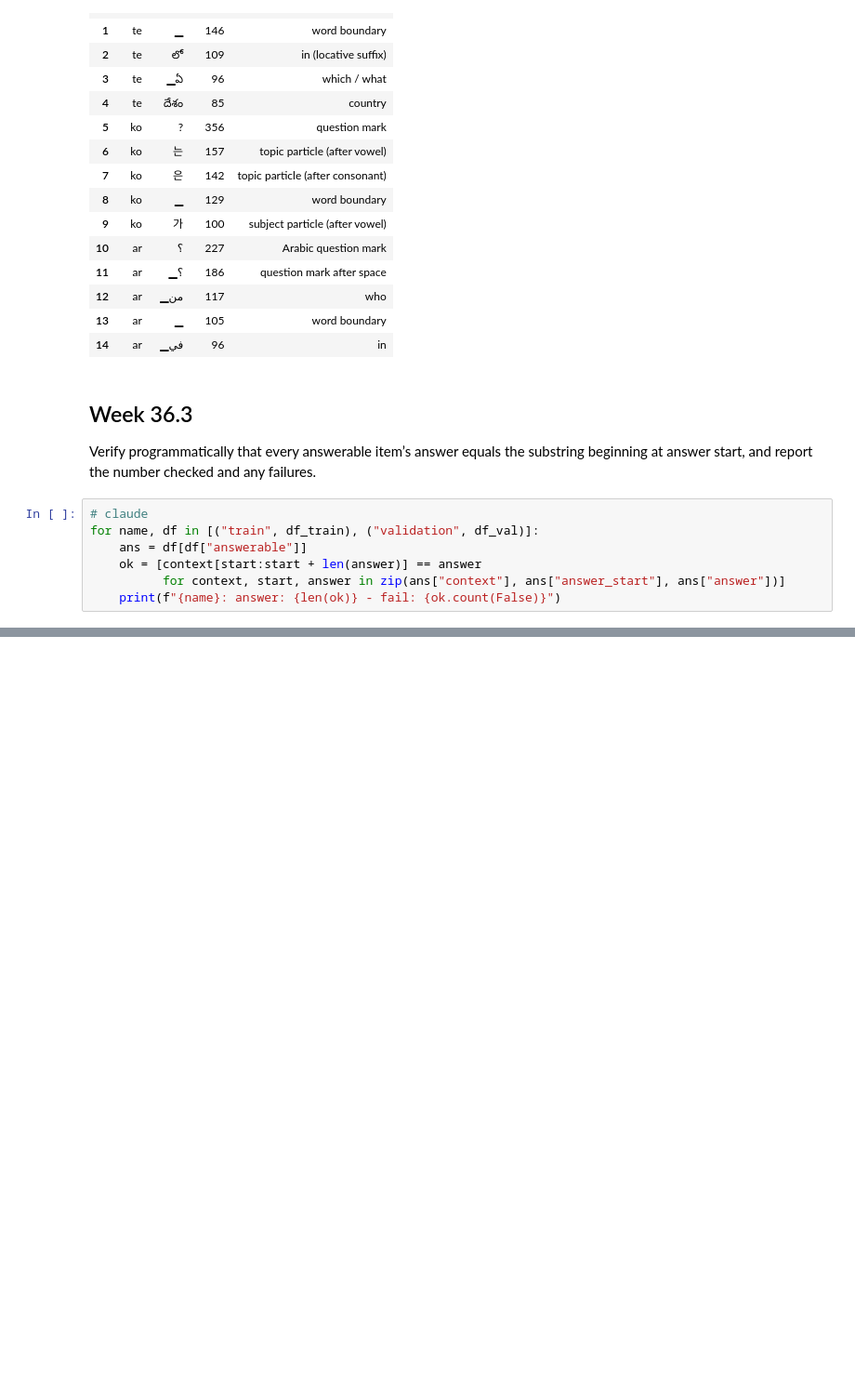
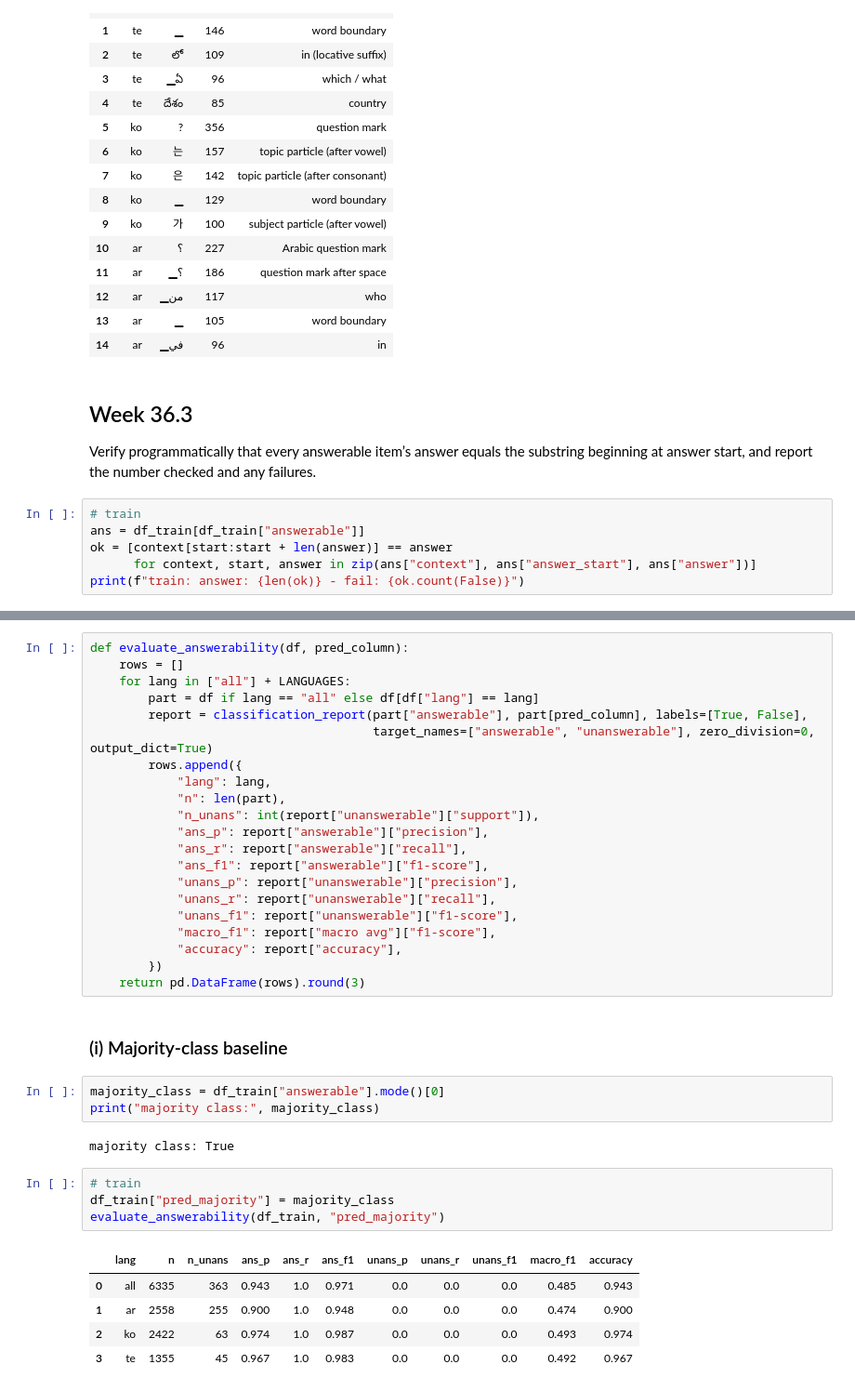
Before and after one commit to Legenden84/msc-nlp-2026, a Jupyter notebook: project_notebooks/nlp_project_w36.ipynb, the cells around one changed output, grey strips where cells are left out. Shown at 93% size. Drawn from its saved outputs; the diff is of its cells as text; blank space fills up the shorter version.

```diff
--- a/project_notebooks/nlp_project_w36.ipynb
+++ b/project_notebooks/nlp_project_w36.ipynb
@@ -368,11 +352,10 @@ display(df_tokens_val)
 ## Week 36.3
 Verify programmatically that every answerable item’s answer equals the substring beginning at answer start, and report the number checked and any failures.
 # %%
-# claude
-for name, df in [("train", df_train), ("validation", df_val)]:
-    ans = df[df["answerable"]]
-    ok = [context[start:start + len(answer)] == answer
-          for context, start, answer in zip(ans["context"], ans["answer_start"], ans["answer"])]
-    print(f"{name}: answer: {len(ok)} - fail: {ok.count(False)}")
+# train
+ans = df_train[df_train["answerable"]]
+ok = [context[start:start + len(answer)] == answer
+      for context, start, answer in zip(ans["context"], ans["answer_start"], ans["answer"])]
+print(f"train: answer: {len(ok)} - fail: {ok.count(False)}")
 # %% [output]
 train: answer: 5972 - fail: 0
@@ -379,0 +373,38 @@ validation: answer: 991 - fail: 0
+# %%
+def evaluate_answerability(df, pred_column):
+    rows = []
+    for lang in ["all"] + LANGUAGES:
+        part = df if lang == "all" else df[df["lang"] == lang]
+        report = classification_report(part["answerable"], part[pred_column], labels=[True, False],
+                                       target_names=["answerable", "unanswerable"], zero_division=0, output_dict=True)
+        rows.append({
+            "lang": lang,
+            "n": len(part),
+            "n_unans": int(report["unanswerable"]["support"]),
+            "ans_p": report["answerable"]["precision"],
+            "ans_r": report["answerable"]["recall"],
+            "ans_f1": report["answerable"]["f1-score"],
+            "unans_p": report["unanswerable"]["precision"],
+            "unans_r": report["unanswerable"]["recall"],
+            "unans_f1": report["unanswerable"]["f1-score"],
+            "macro_f1": report["macro avg"]["f1-score"],
+            "accuracy": report["accuracy"],
+        })
+    return pd.DataFrame(rows).round(3)
+# %% [markdown]
+### (i) Majority-class baseline
+# %%
+majority_class = df_train["answerable"].mode()[0]
+print("majority class:", majority_class)
+# %% [output]
+majority class: True
+# %%
+# train
+df_train["pred_majority"] = majority_class
+evaluate_answerability(df_train, "pred_majority")
+# %% [output]
+|  | lang | n | n_unans | ans_p | ans_r | ans_f1 | unans_p | unans_r | unans_f1 | macro_f1 | accuracy |
+| 0 | all | 6335 | 363 | 0.943 | 1.0 | 0.971 | 0.0 | 0.0 | 0.0 | 0.485 | 0.943 |
+| 1 | ar | 2558 | 255 | 0.900 | 1.0 | 0.948 | 0.0 | 0.0 | 0.0 | 0.474 | 0.900 |
+| 2 | ko | 2422 | 63 | 0.974 | 1.0 | 0.987 | 0.0 | 0.0 | 0.0 | 0.493 | 0.974 |
+| 3 | te | 1355 | 45 | 0.967 | 1.0 | 0.983 | 0.0 | 0.0 | 0.0 | 0.492 | 0.967 |
```
Also changed, not shown: parts of 10 cells of this notebook, 2 other files.
